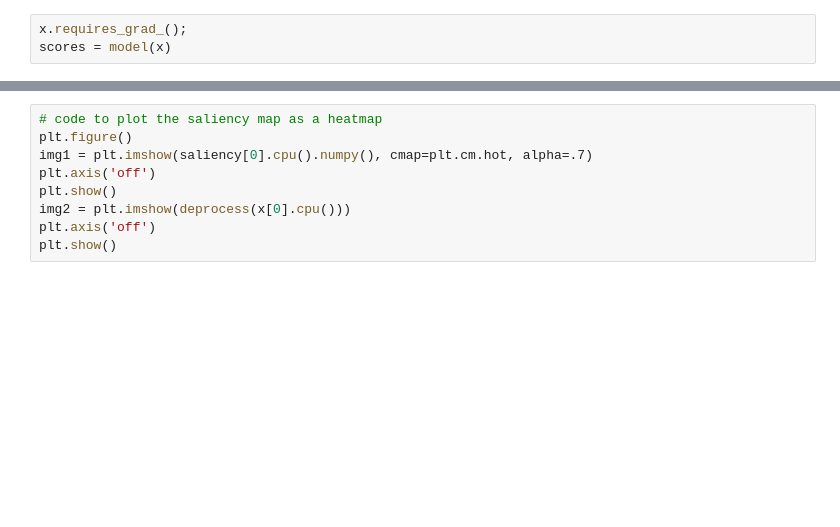
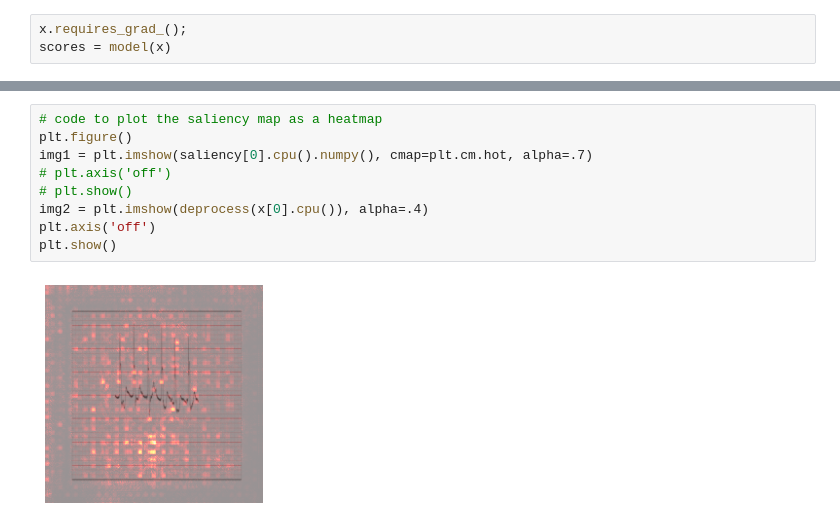
Before and after one commit to ruivarandas/DSLproject, a Jupyter notebook: notebooks/testing_and_interpret.ipynb, the cells around one changed output, grey strips where cells are left out. Saved outputs shown, nothing was run; the diff lists cells and outputs as text; blank space fills up the shorter version.

```diff
--- a/notebooks/testing_and_interpret.ipynb
+++ b/notebooks/testing_and_interpret.ipynb
@@ -113,11 +118,13 @@ saliency, _ = torch.max(x.grad.data.abs(),dim=1)
 # %%
 # code to plot the saliency map as a heatmap
 plt.figure()
 img1 = plt.imshow(saliency[0].cpu().numpy(), cmap=plt.cm.hot, alpha=.7)
+# plt.axis('off')
+# plt.show()
+img2 = plt.imshow(deprocess(x[0].cpu()), alpha=.4)
 plt.axis('off')
 plt.show()
-img2 = plt.imshow(deprocess(x[0].cpu()))
-plt.axis('off')
-plt.show()
+# %% [output]
+[figure, added]
 # %%
 saliency.mean()
```
Also changed, not shown: parts of 14 cells of this notebook, 2 other files.
